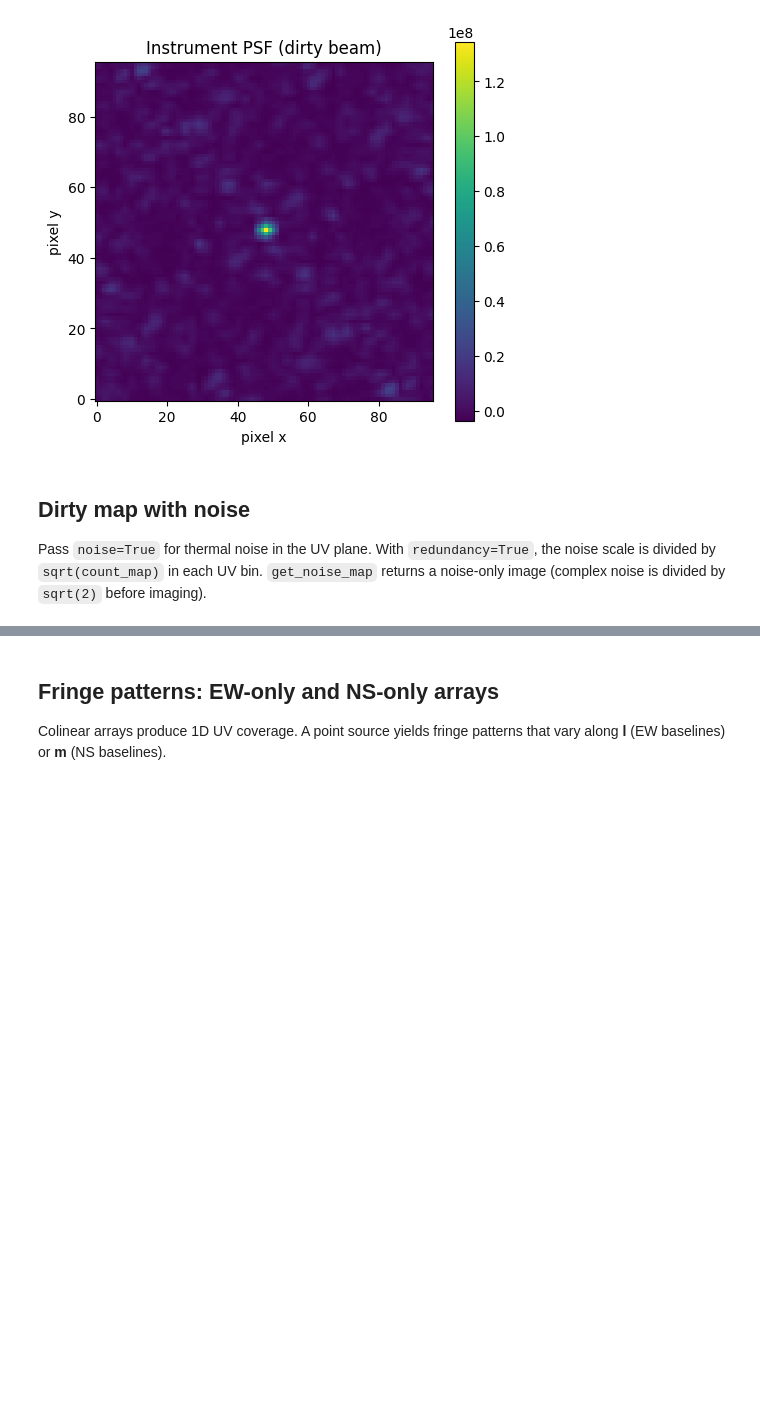
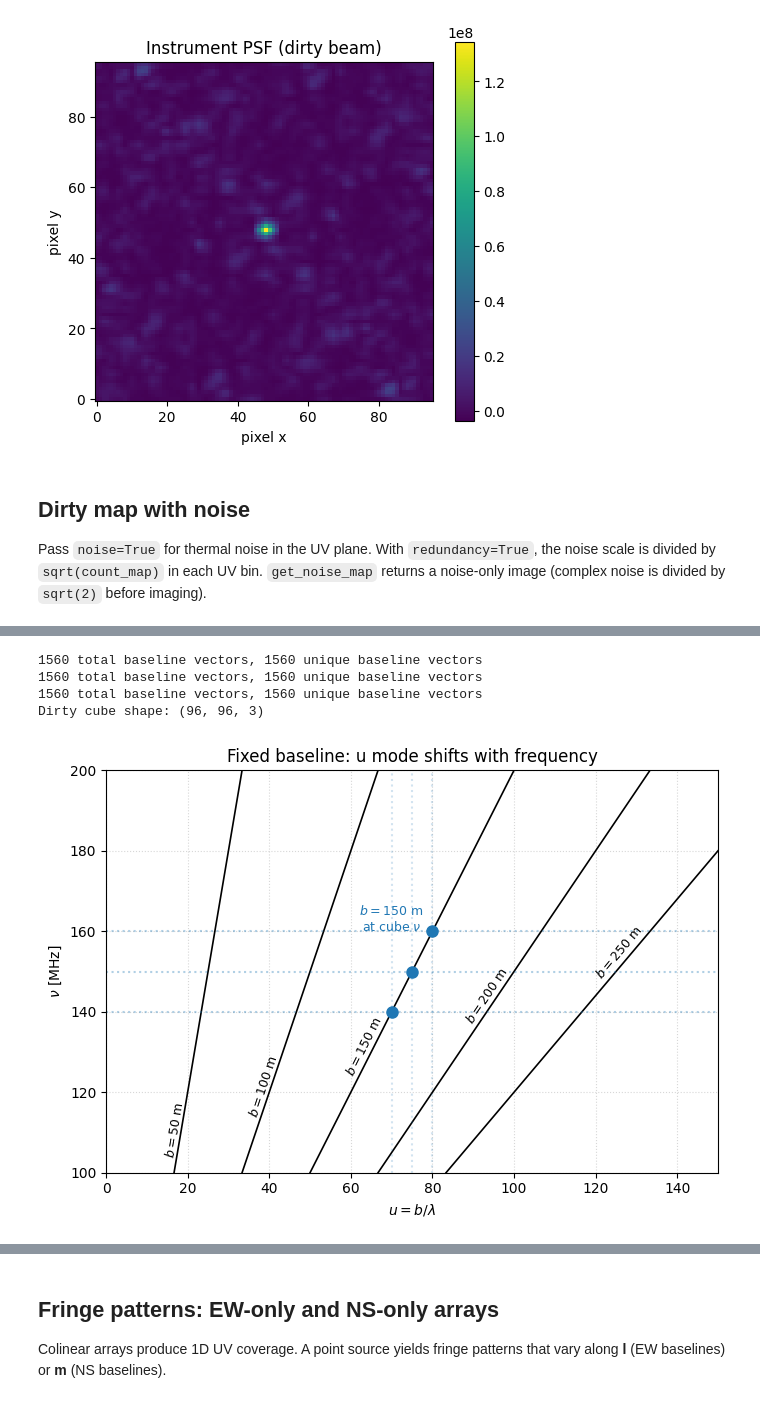
Before and after one commit to McGill-Cosmic-Dawn-Group/LIMstat, a Jupyter notebook: tutorials/tutorial_interferometer.ipynb, the cells around one changed output, grey strips where cells are left out. Cells and saved outputs as stored; diff of their text form; code cells hidden in the pictures; blank space fills up the shorter version.

```diff
--- a/tutorials/tutorial_interferometer.ipynb
+++ b/tutorials/tutorial_interferometer.ipynb
@@ -337,0 +345,72 @@ fig.colorbar(im2, cax=cax_resid, label='T [K]')
+# %%
+n_freq_cube = 3
+freqs_cube = np.linspace(140, 160, n_freq_cube) * units.MHz
+
+sky_cube = np.stack(
+    [true_sky * (1.0 + 0.05 * i) for i in range(n_freq_cube)],
+    axis=2,
+)
+assert sky_cube.shape == (npix, npix, n_freq_cube)
+
+dirty_cube = instrument.get_dirty_cube(sky_cube, freqs_cube, noise=True)
+print(f'Dirty cube shape: {dirty_cube.shape}')
+# %% [output]
+1560 total baseline vectors, 1560 unique baseline vectors
+1560 total baseline vectors, 1560 unique baseline vectors
+1560 total baseline vectors, 1560 unique baseline vectors
+Dirty cube shape: (96, 96, 3)
+# %%
+c_light = 3e8  # m/s
+baselines_m = [50, 100, 150, 200, 250]
+nu_mhz = np.linspace(100, 200, 200)
+
+fig, ax = plt.subplots(figsize=(7, 5))
+
+# Anchor ν (MHz) on each line for labels — inside axes, staggered to avoid overlap
+label_nu_mhz = {50: 112, 100: 122, 150: 132, 200: 145, 250: 156}
+
+for b in baselines_m:
+    u = b * nu_mhz * 1e6 / c_light
+    ax.plot(u, nu_mhz, 'k-', lw=1.2)
+
+    nu_lbl = label_nu_mhz[b] - 10
+    u_lbl = (b * nu_lbl * 1e6 / c_light)-1
+    u0 = b * 100e6 / c_light
+    u1 = b * 200e6 / c_light
+    angle = np.degrees(np.arctan2(100, u1 - u0))
+
+    ax.annotate(
+        f'$b = {b}$ m',
+        xy=(u_lbl, nu_lbl),
+        xytext=(4, 4),
+        textcoords='offset points',
+        fontsize=9,
+        rotation=angle,
+        rotation_mode='anchor',
+        va='bottom',
+        ha='left',
+    )
+
+# Example: one baseline at the three cube frequencies
+b_example = 150.0
+nu_chan_mhz = freqs_cube.to(units.MHz).value
+u_chan = b_example * nu_chan_mhz * 1e6 / c_light
+ax.plot(u_chan, nu_chan_mhz, 'o', color='C0', ms=8, zorder=5)
+for nu_i, u_i in zip(nu_chan_mhz, u_chan):
+    ax.axhline(nu_i, color='C0', ls=':', alpha=0.35)
+    ax.axvline(u_i, color='C0', ls=':', alpha=0.2)
+ax.text(
+    u_chan[-1]-10, nu_chan_mhz[-1],
+    f'$b = {b_example:.0f}$ m \nat cube $\\nu$',
+    color='C0', fontsize=9, ha='center',
+)
+
+ax.set_xlabel(r'$u = b / \lambda$')
+ax.set_ylabel(r'$\nu$ [MHz]')
+ax.set_xlim(0, 150)
+ax.set_ylim(100, 200)
+ax.grid(True, ls=':', alpha=0.5)
+ax.set_title('Fixed baseline: u mode shifts with frequency')
+plt.tight_layout()
+# %% [output]
+[figure, added]
```
Also changed, not shown: parts of 11 cells of this notebook, 2 other files.
